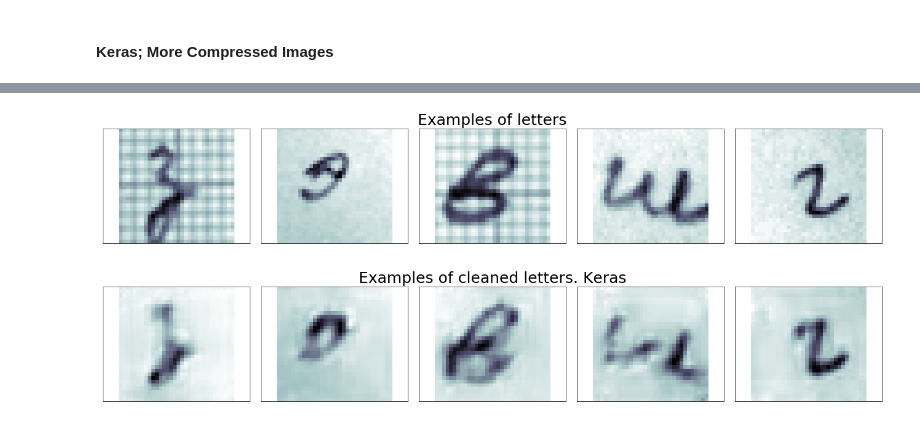
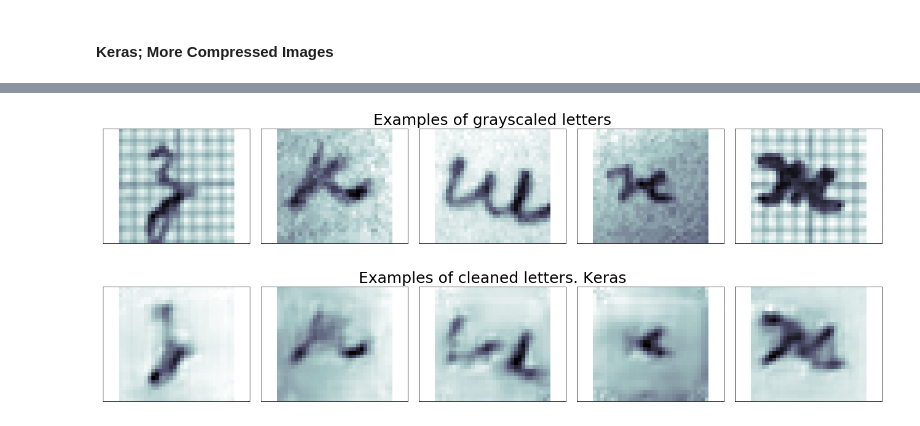
Before and after one commit to OlgaBelitskaya/deep_learning_projects, a Jupyter notebook: DL_PP2/DL_PP2_Additional.ipynb, the cells around one changed output, grey strips where cells are left out. Cells and saved outputs as stored; diff of their text form; code cells hidden in the pictures.

```diff
--- a/DL_PP2/DL_PP2_Additional.ipynb
+++ b/DL_PP2/DL_PP2_Additional.ipynb
@@ -374,24 +386,24 @@ x_test_decoded = autoencoder.predict(x_test)
 # %%
 hide_code
 fig, ax = plt.subplots(figsize=(18, 3), nrows=1, ncols=5, sharex=True, sharey=True,)
 ax = ax.flatten()
 for i in range(5):
-    image = x_test[i*100].reshape(32,32)
+    image = x_test[i*150].reshape(32,32)
     ax[i].imshow(image, cmap=cm.bone)
 
 ax[0].set_xticks([])
 ax[0].set_yticks([])
 plt.tight_layout()
 plt.gcf()
-ax[2].set_title('Examples of letters', fontsize=25);
+ax[2].set_title('Examples of grayscaled letters', fontsize=25);
 # %% [output]
-[figure, old version]
+[figure, new version]
 # %%
 hide_code
 fig, ax = plt.subplots(figsize=(18, 3), nrows=1, ncols=5, sharex=True, sharey=True,)
 ax = ax.flatten()
 for i in range(5):
-    image = x_test_decoded[i*100].reshape(32,32)
+    image = x_test_decoded[i*150].reshape(32,32)
     ax[i].imshow(image, cmap=cm.bone)
 
 ax[0].set_xticks([])
@@ -400,4 +412,4 @@ plt.tight_layout()
 plt.gcf()
 ax[2].set_title('Examples of cleaned letters. Keras', fontsize=25);
 # %% [output]
-[figure, old version]
+[figure, new version]
```
Also changed, not shown: parts of 1 cell of this notebook.
